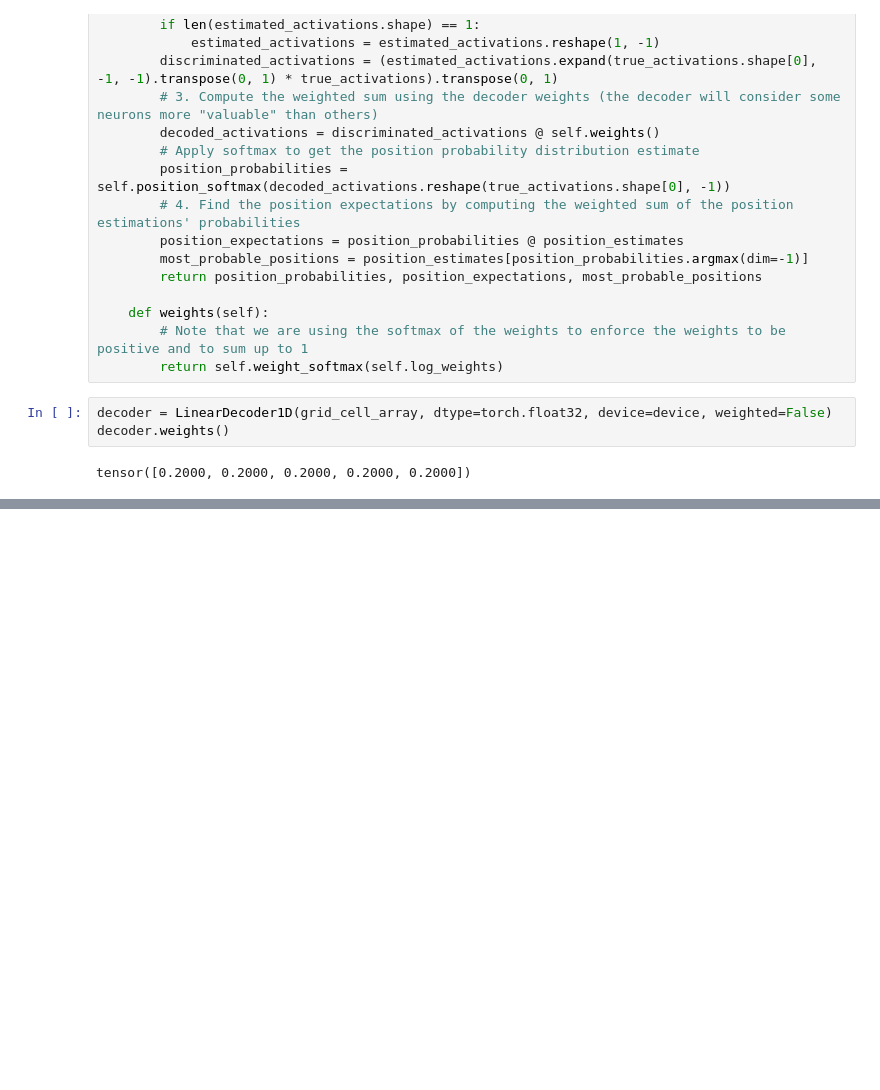
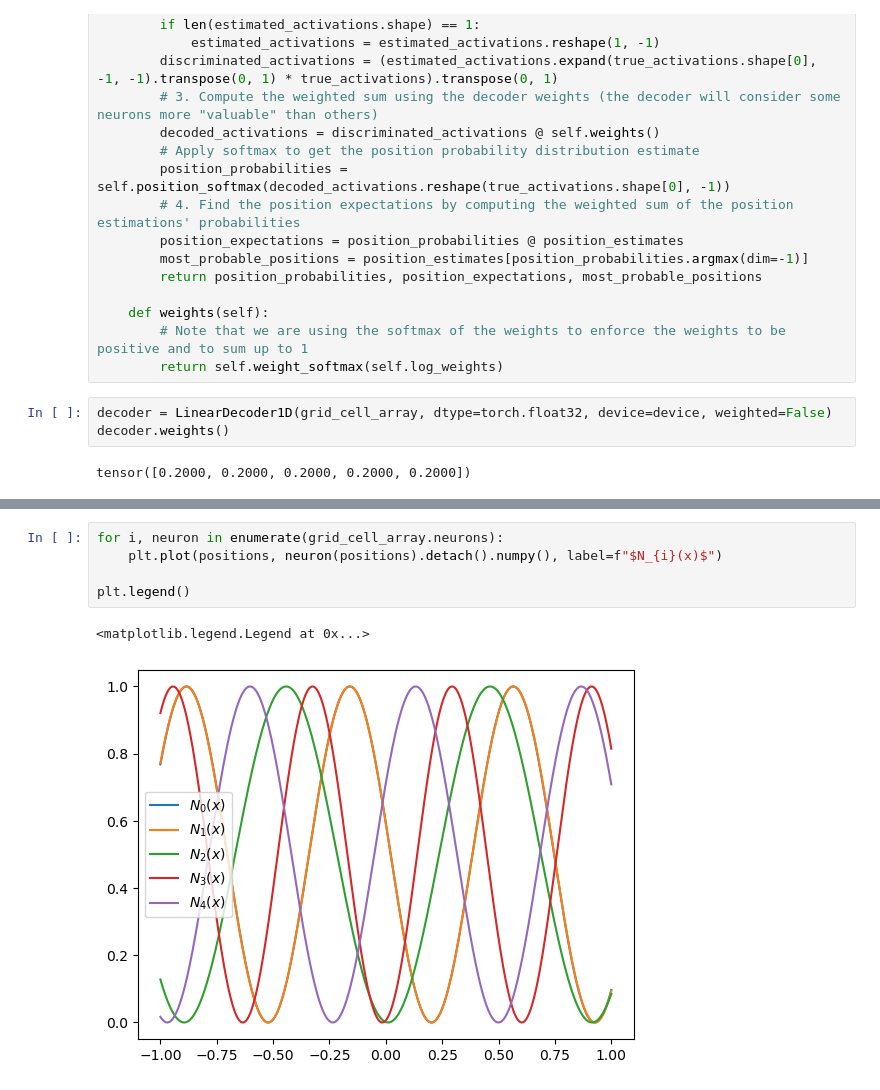
Before and after one commit to mykola-semenov/grid-cells, a Jupyter notebook: notebooks/1D Oscillatory Interference Optimization.ipynb, the cells around one changed output, grey strips where cells are left out. Drawn from its saved outputs; the diff is of its cells as text; blank space fills up the shorter version.

```diff
--- a/notebooks/1D Oscillatory Interference Optimization.ipynb
+++ b/notebooks/1D Oscillatory Interference Optimization.ipynb
@@ -348,0 +334,8 @@ tensor([-0.7260, -0.1780, -0.8000, -0.7200, -0.5240])
+# %%
+for i, neuron in enumerate(grid_cell_array.neurons):
+    plt.plot(positions, neuron(positions).detach().numpy(), label=f"$N_{i}(x)$")
+
+plt.legend()
+# %% [output]
+<matplotlib.legend.Legend at 0x...>
+[figure, added]
```
Also changed, not shown: parts of 18 cells of this notebook.
